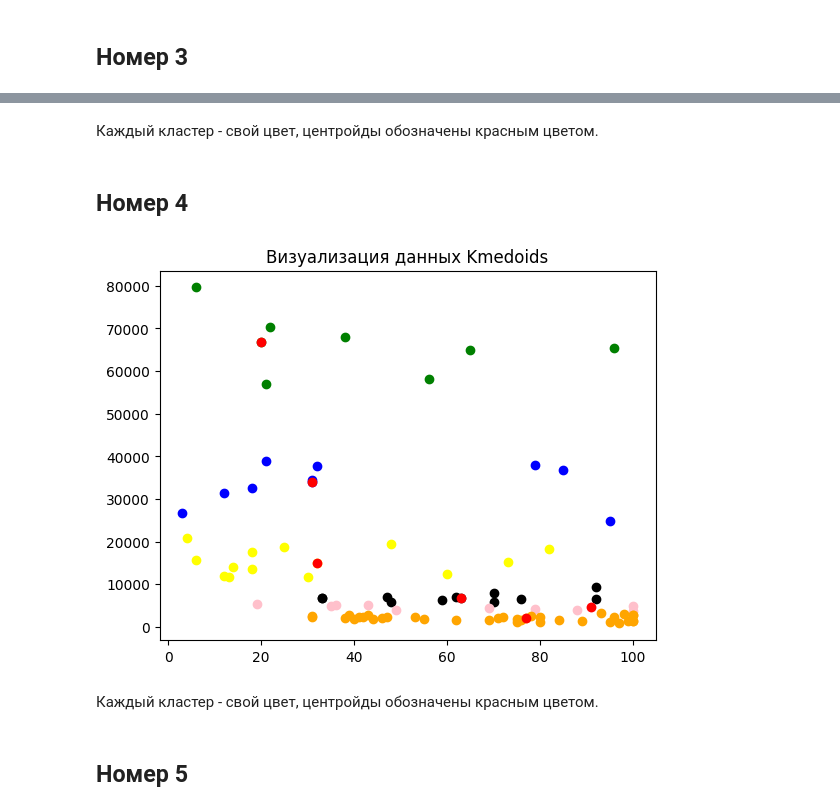
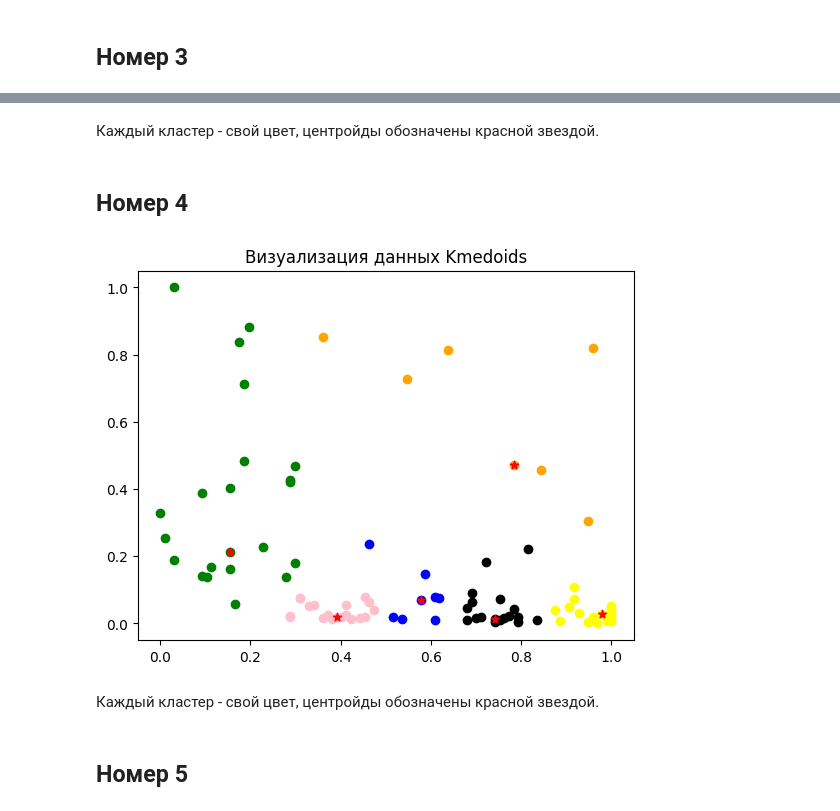
Before and after one commit to the-mvi/stat_an-2022, a Jupyter notebook: 0373_Shiryaev_NA/task3.ipynb, the cells around one changed output, grey strips where cells are left out. Cells and saved outputs as stored; diff of their text form; code cells hidden in the pictures.

```diff
--- a/0373_Shiryaev_NA/task3.ipynb
+++ b/0373_Shiryaev_NA/task3.ipynb
@@ -131,15 +127,15 @@ dataXY = np.array([[csvX[i], csvY[i]] for i in range(len(csvX))])
 # %%
 minimum = min(csvX)
 maximum = max(csvX)
-normX = [(i-minimum)/(maximum - minimum) for i in csvX]
+normX =  [(i-minimum)/(maximum - minimum) for i in csvX]
 minimum = min(csvY)
 maximum = max(csvY)
 normY = [(i-minimum)/(maximum - minimum) for i in csvY]
 
-normXY = [[normX[i], normY[i]] for i in range(len(normX))]
+normXY = np.array([[normX[i], normY[i]] for i in range(len(normX))])
 
 plt.scatter(normX, normY)
 plt.show()
-print("Нормализованные данные принадлежат отрезку [-1, 1]")
+print("Нормализованные данные принадлежат отрезку [0, 1]")
 # %% [output]
 [figure]
@@ -229,5 +226,5 @@ PrintData(dataXY, km.labels, centroids, colors)
 # %% [markdown]
-Каждый кластер - свой цвет, центройды обозначены красным цветом.
+Каждый кластер - свой цвет, центройды обозначены красной звездой.
 # %% [markdown]
 ## Номер 4
 # %%
@@ -296,25 +293,25 @@ class Kmedoids:
                         self.labels = new_labels
 # %%
 kmd = Kmedoids()
-kmd.basicsM(csvX, dataXY, klust)
+kmd.basicsM(normX, normXY, klust)
 centroidsX = [kmd.centroids[:][i][0] for i in range(len(kmd.centroids))]
 centroidsY = [kmd.centroids[:][i][1] for i in range(len(kmd.centroids))]
 
 
 colors = ['black', 'yellow', 'blue', 'orange', 'pink', 'green']
 
 def PrintDataN(datasetXY, labels, centersSetX, centersSetY, colorsSet):
     for i in range(len(labels)):
-        plt.scatter(csvX[i], csvY[i], c=colorsSet[labels[i]])
-    plt.scatter(centersSetX, centersSetY, c='r')
+        plt.scatter(normX[i], normY[i], c=colorsSet[labels[i]])
+    plt.scatter(centroidsX, centroidsY, marker = '*', c='r')
     plt.title('Визуализация данных Kmedoids')
     plt.show()
 
 PrintDataN(dataXY, kmd.labels, centroidsX, centroidsY, colors)
 # %% [output]
-[figure, old version]
+[figure, new version]
 # %% [markdown]
-Каждый кластер - свой цвет, центройды обозначены красным цветом.
+Каждый кластер - свой цвет, центройды обозначены красной звездой.
 # %% [markdown]
 ## Номер 5
 # %%
```
Also changed, not shown: parts of 13 cells of this notebook.
